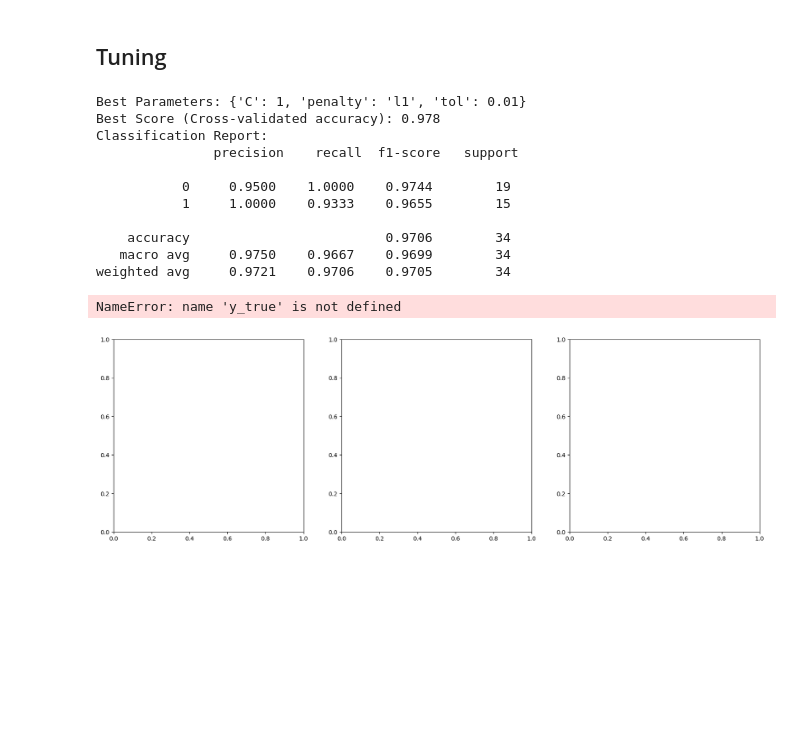
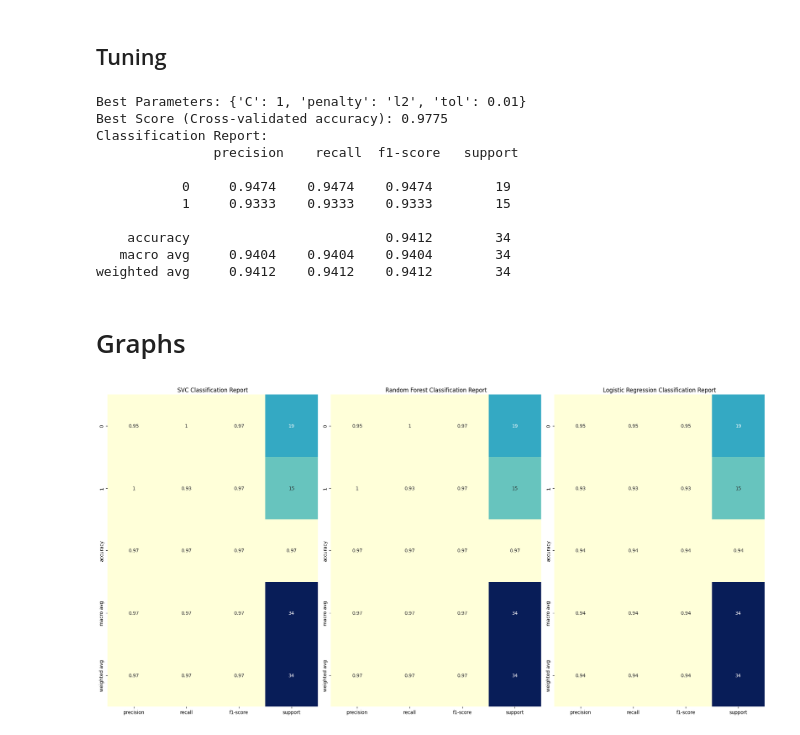
Before and after one commit to MarioIsntFunny/Divorce-Prediction, a Jupyter notebook: phase-three.ipynb, the cells around one changed output. Drawn from its saved outputs; the diff is of its cells as text; code cells hidden in the pictures; blank space fills up the shorter version.

Commit message:
create a graph for visuals

```diff
--- a/phase-three.ipynb
+++ b/phase-three.ipynb
@@ -137,7 +146,7 @@ param_grid = {
 }
 
 # Instantiate GridSearchCV with the SVM model and parameter grid
-rf_grid_search = GridSearchCV(estimator=RandomForestClassifier(random_state=24), param_grid=param_grid, cv=5)
+rf_grid_search = GridSearchCV(estimator=RandomForestClassifier(random_state=24), param_grid=param_grid, cv=6)
 
 # Fit GridSearchCV to the training data
 rf_grid_search.fit(X_train, y_train)
@@ -187,49 +207,50 @@ param_grid = {
 }
 
 # Instantiate GridSearchCV with the SVM model and parameter grid
-lr_grid_search = GridSearchCV(estimator=LogisticRegression(solver='liblinear'), param_grid=param_grid, cv=5)
+lr_grid_search = GridSearchCV(estimator=LogisticRegression(solver='liblinear'), param_grid=param_grid, cv=10)
 
 # Fit GridSearchCV to the training data
 lr_grid_search.fit(X_train, y_train)
 
 # Get the best model and its predictions
-best_lr_model = rf_grid_search.best_estimator_
-y_pred_lr = best_rf_model.predict(X_test)
+best_lr_model = lr_grid_search.best_estimator_
+y_pred_lr = best_lr_model.predict(X_test)
 
 # Get the best parameters and best score
 print("Best Parameters:", lr_grid_search.best_params_)
 print("Best Score (Cross-validated accuracy):", round(lr_grid_search.best_score_,4))
 print("Classification Report: \n", classification_report(y_test, y_pred_lr, digits=4) )
 # %% [output]
-Best Parameters: {'C': 1, 'penalty': 'l1', 'tol': 0.01}
-Best Score (Cross-validated accuracy): 0.978
+Best Parameters: {'C': 1, 'penalty': 'l2', 'tol': 0.01}
+Best Score (Cross-validated accuracy): 0.9775
 Classification Report:
                precision    recall  f1-score   support
 
-           0     0.9500    1.0000    0.9744        19
-           1     1.0000    0.9333    0.9655        15
+           0     0.9474    0.9474    0.9474        19
+           1     0.9333    0.9333    0.9333        15
 
-    accuracy                         0.9706        34
-   macro avg     0.9750    0.9667    0.9699        34
-weighted avg     0.9721    0.9706    0.9705        34
+    accuracy                         0.9412        34
+   macro avg     0.9404    0.9404    0.9404        34
+weighted avg     0.9412    0.9412    0.9412        34
+# %% [markdown]
+# Graphs
 # %%
 # Create subplots
-fig, axes = plt.subplots(1, 3, figsize=(20, 6))
+fig, axes = plt.subplots(1, 3, figsize=(20, 10))
 
 # Plot SVC classification report
-sns.heatmap(pd.DataFrame(classification_report(y_true, svc_predictions, output_dict=True)).T, ax=axes[0], annot=True, cmap="YlGnBu", cbar=False)
+sns.heatmap(pd.DataFrame(classification_report(y_test, y_pred_svm, output_dict=True, digits=4)).T, ax=axes[0], annot=True, cmap="YlGnBu", cbar=False)
 axes[0].set_title('SVC Classification Report')
 
 # Plot Random Forest classification report
-sns.heatmap(pd.DataFrame(classification_report(y_true, rf_predictions, output_dict=True)).T, ax=axes[1], annot=True, cmap="YlGnBu", cbar=False)
+sns.heatmap(pd.DataFrame(classification_report(y_test, y_pred_rf, output_dict=True, digits=4)).T, ax=axes[1], annot=True, cmap="YlGnBu", cbar=False)
 axes[1].set_title('Random Forest Classification Report')
 
 # Plot Logistic Regression classification report
-sns.heatmap(pd.DataFrame(classification_report(y_true, lr_predictions, output_dict=True)).T, ax=axes[2], annot=True, cmap="YlGnBu", cbar=False)
+sns.heatmap(pd.DataFrame(classification_report(y_test, y_pred_lr, output_dict=True, digits=4)).T, ax=axes[2], annot=True, cmap="YlGnBu", cbar=False)
 axes[2].set_title('Logistic Regression Classification Report')
 
 plt.tight_layout()
 plt.show()
 # %% [output]
-NameError: name 'y_true' is not defined
-[figure, old version]
+[figure, new version]
```
Also changed, not shown: parts of 5 cells of this notebook.
